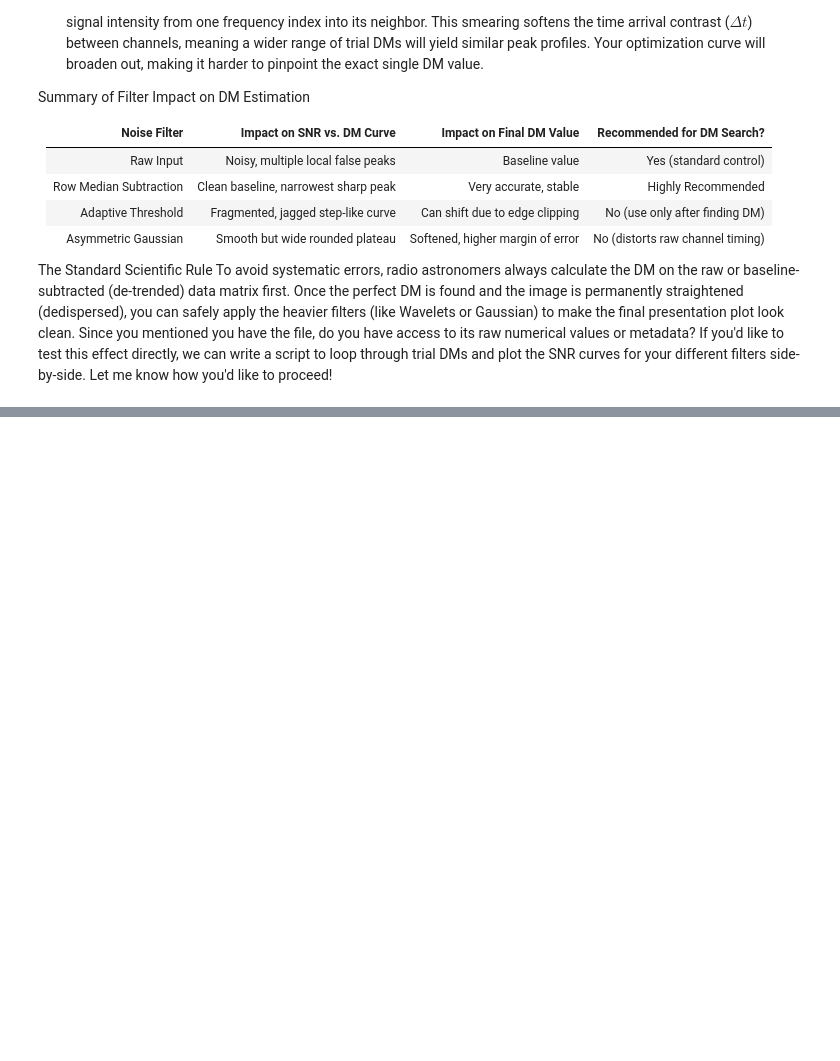
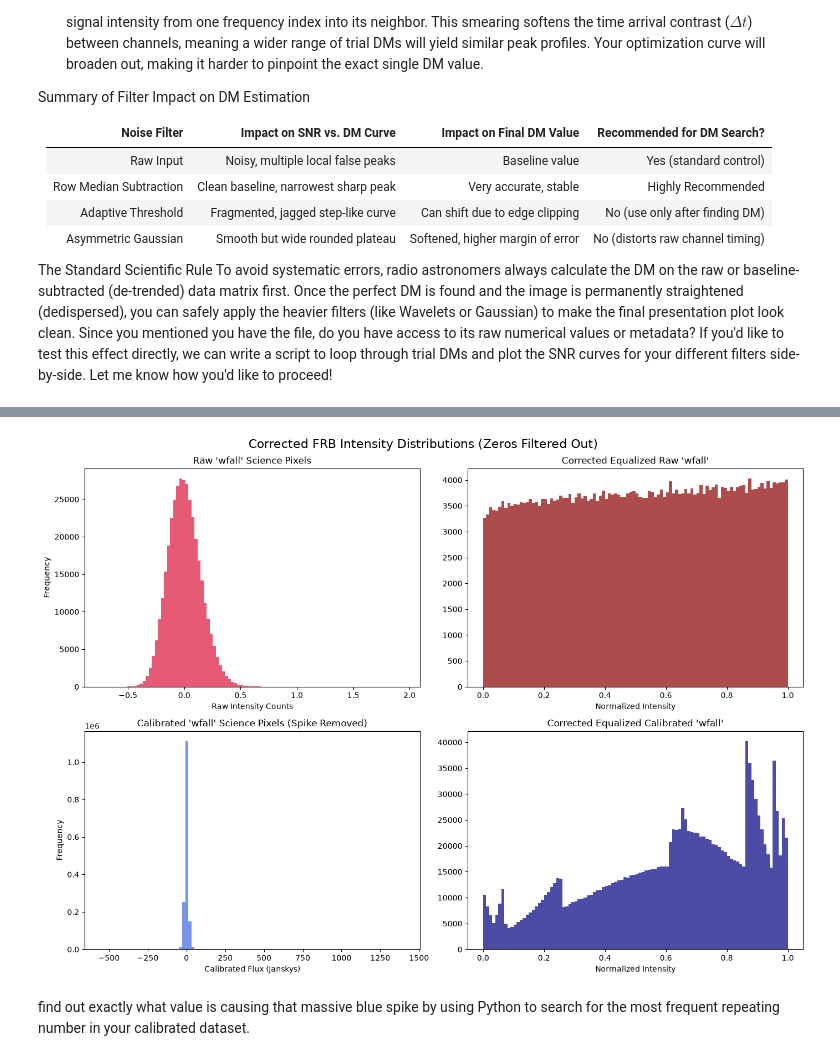
Before and after one commit to nischayaj/chime_pipeline, a Jupyter notebook: code2.ipynb, the cells around one changed output, grey strips where cells are left out. Saved outputs shown, nothing was run; the diff lists cells and outputs as text; code cells hidden in the pictures; blank space fills up the shorter version.

```diff
--- a/code2.ipynb
+++ b/code2.ipynb
@@ -466,0 +675,68 @@ Since you mentioned you have the file, do you have access to its raw numerical v
+# %%
+import h5py
+import matplotlib.pyplot as plt
+import numpy as np
+from skimage import exposure
+
+
+def get_clean_flat_data(data_array):
+    """Flattens array, removes NaNs/Infs, and filters out the dominant 0.0 baseline."""
+    flat = data_array.flatten()
+    finite_mask = np.isfinite(flat)
+    flat_clean = flat[finite_mask]
+
+    # FILTER STEP: Extract only the data that isn't exactly zero
+    # This isolates the actual underlying distribution
+    science_pixels = flat_clean[flat_clean != 0.0]
+
+    return flat_clean, science_pixels
+
+
+# 1. Load the data
+file_path = r"/mnt/d/GCS(trial)/data/chime-frb-open-data-master/files_images/FRB20180725A_waterfall.h5"
+with h5py.File(file_path, "r") as f:
+    raw_data = f["frb/wfall"][:]
+    cal_data = f["frb/calibrated_wfall"][:]
+
+# 2. Get both full arrays and zero-filtered science arrays
+raw_flat, raw_science = get_clean_flat_data(raw_data)
+cal_flat, cal_science = get_clean_flat_data(cal_data)
+
+# 3. Perform Equalization ONLY on the continuous science pixels
+raw_equalized = exposure.equalize_hist(raw_science)
+cal_equalized = exposure.equalize_hist(cal_science)
+
+# 4. Plot the corrected distributions
+fig, axes = plt.subplots(2, 2, figsize=(14, 10))
+fig.suptitle(
+    "Corrected FRB Intensity Distributions (Zeros Filtered Out)", fontsize=16
+)
+
+# --- Top Row: Raw Data ---
+axes[0, 0].hist(raw_science, bins=100, color="crimson", alpha=0.7)
+axes[0, 0].set_title("Raw 'wfall' Science Pixels")
+axes[0, 0].set_xlabel("Raw Intensity Counts")
+axes[0, 0].set_ylabel("Frequency")
+
+axes[0, 1].hist(raw_equalized, bins=100, color="darkred", alpha=0.7)
+axes[0, 1].set_title("Corrected Equalized Raw 'wfall'")
+axes[0, 1].set_xlabel("Normalized Intensity")
+
+# --- Bottom Row: Calibrated Data ---
+# Zooming in past the 0.0 spike to see the actual distribution shape
+axes[1, 0].hist(cal_science, bins=100, color="royalblue", alpha=0.7)
+axes[1, 0].set_title("Calibrated 'wfall' Science Pixels (Spike Removed)")
+axes[1, 0].set_xlabel("Calibrated Flux (Janskys)")
+axes[1, 0].set_ylabel("Frequency")
+
+# This plot will now look flat and smooth instead of jagged!
+axes[1, 1].hist(cal_equalized, bins=100, color="navy", alpha=0.7)
+axes[1, 1].set_title("Corrected Equalized Calibrated 'wfall'")
+axes[1, 1].set_xlabel("Normalized Intensity")
+
+plt.tight_layout()
+plt.show()
+# %% [output]
+[figure, added]
+# %% [markdown]
+find out exactly what value is causing that massive blue spike by using Python to search for the most frequent repeating number in your calibrated dataset.
```
Also changed, not shown: parts of 20 cells of this notebook, 3 other files.
